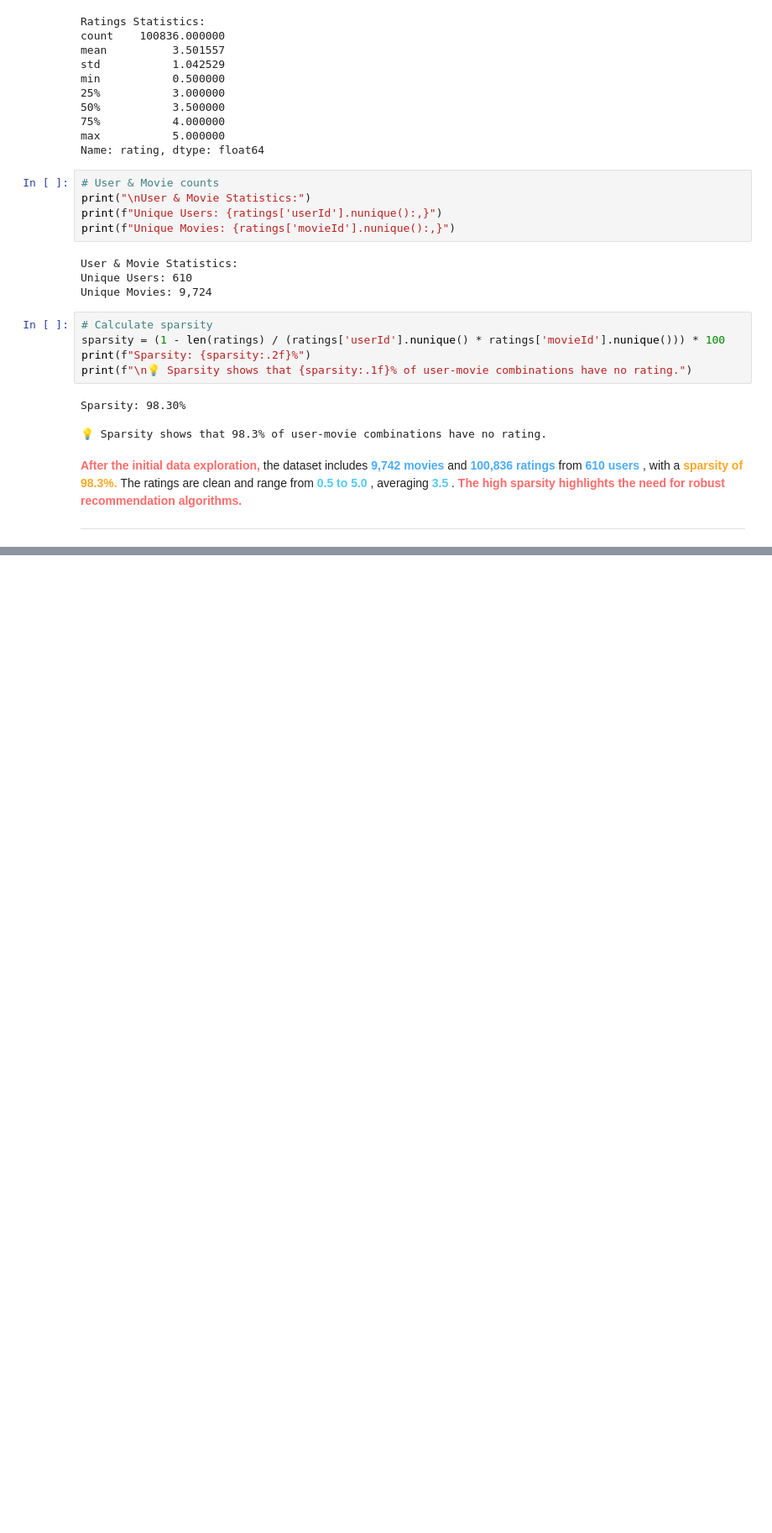
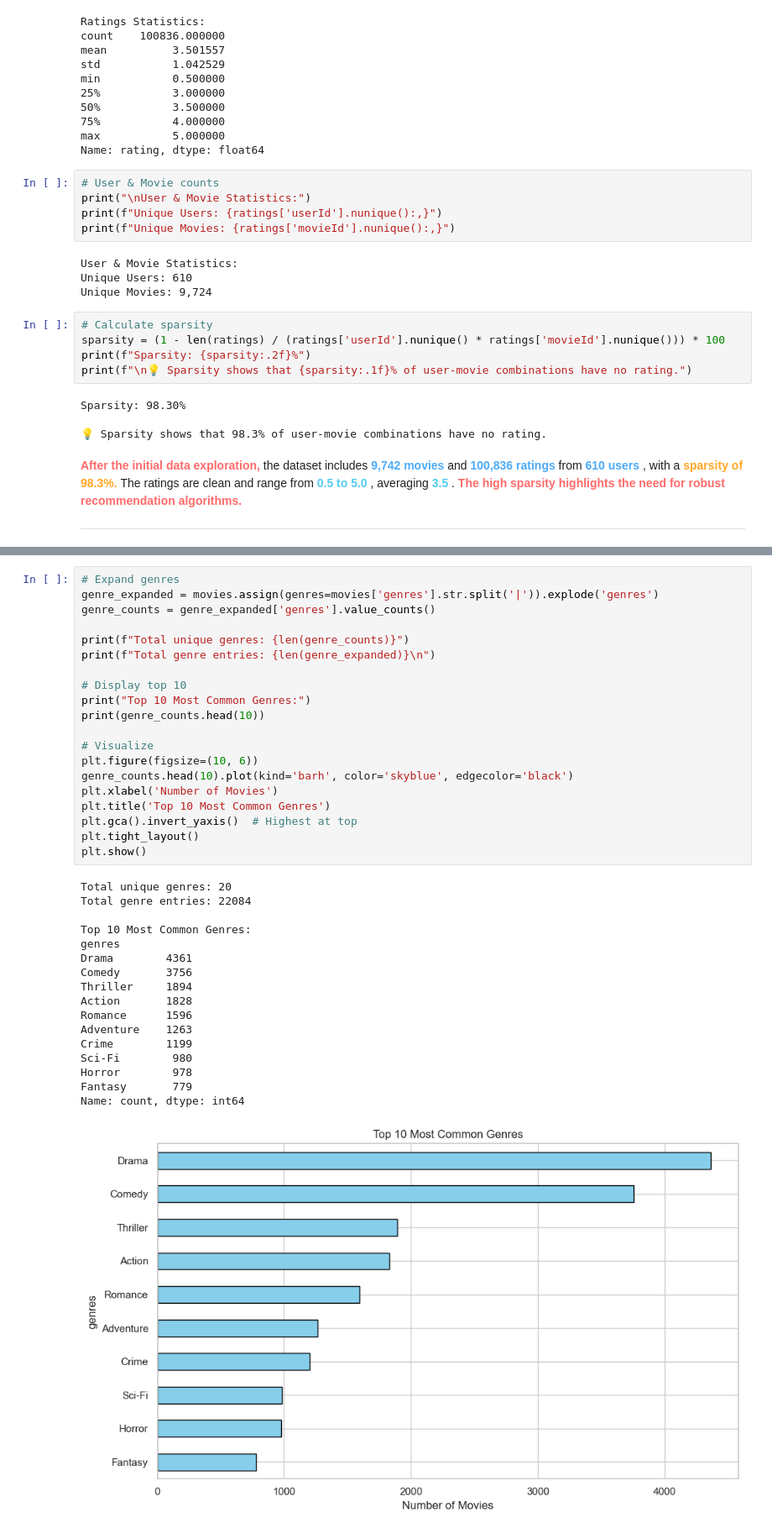
Before and after one commit to MrDenzy/Phase-4-Project---Movie-Recommendation-System, a Jupyter notebook: notebook/blex.ipynb, the cells around one changed output, grey strips where cells are left out. Shown at 84% size. Cells and saved outputs as stored; diff of their text form; blank space fills up the shorter version.

```diff
--- a/notebook/blex.ipynb
+++ b/notebook/blex.ipynb
@@ -223,0 +363,38 @@ The datasets will be combined into one unified DataFrame for analysis.
+# %%
+# Expand genres
+genre_expanded = movies.assign(genres=movies['genres'].str.split('|')).explode('genres')
+genre_counts = genre_expanded['genres'].value_counts()
+
+print(f"Total unique genres: {len(genre_counts)}")
+print(f"Total genre entries: {len(genre_expanded)}\n")
+
+# Display top 10
+print("Top 10 Most Common Genres:")
+print(genre_counts.head(10))
+
+# Visualize
+plt.figure(figsize=(10, 6))
+genre_counts.head(10).plot(kind='barh', color='skyblue', edgecolor='black')
+plt.xlabel('Number of Movies')
+plt.title('Top 10 Most Common Genres')
+plt.gca().invert_yaxis()  # Highest at top
+plt.tight_layout()
+plt.show()
+# %% [output]
+Total unique genres: 20
+Total genre entries: 22084
+
+Top 10 Most Common Genres:
+genres
+Drama        4361
+Comedy       3756
+Thriller     1894
+Action       1828
+Romance      1596
+Adventure    1263
+Crime        1199
+Sci-Fi        980
+Horror        978
+Fantasy       779
+Name: count, dtype: int64
+[figure, added]
```
Also changed, not shown: parts of 25 cells of this notebook.
